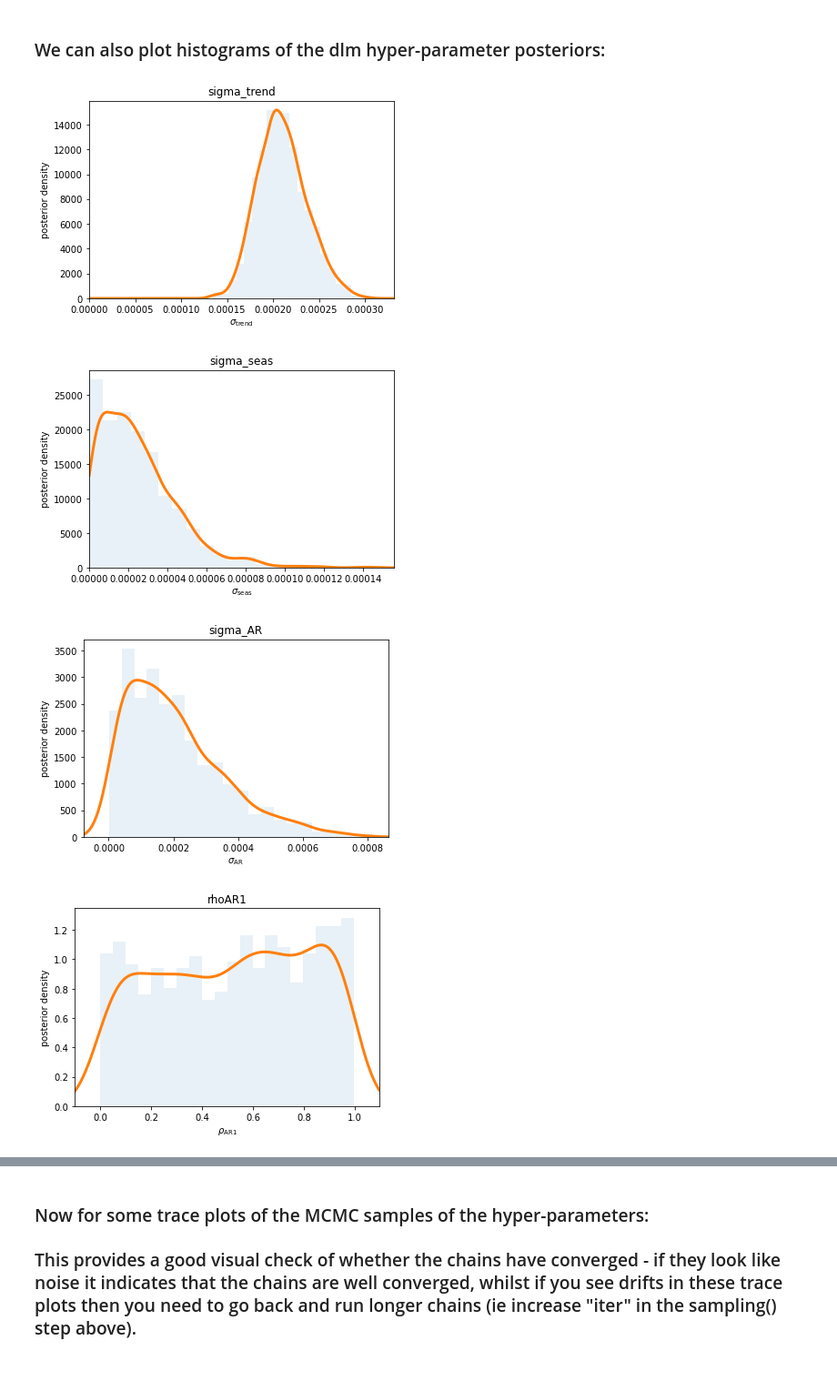
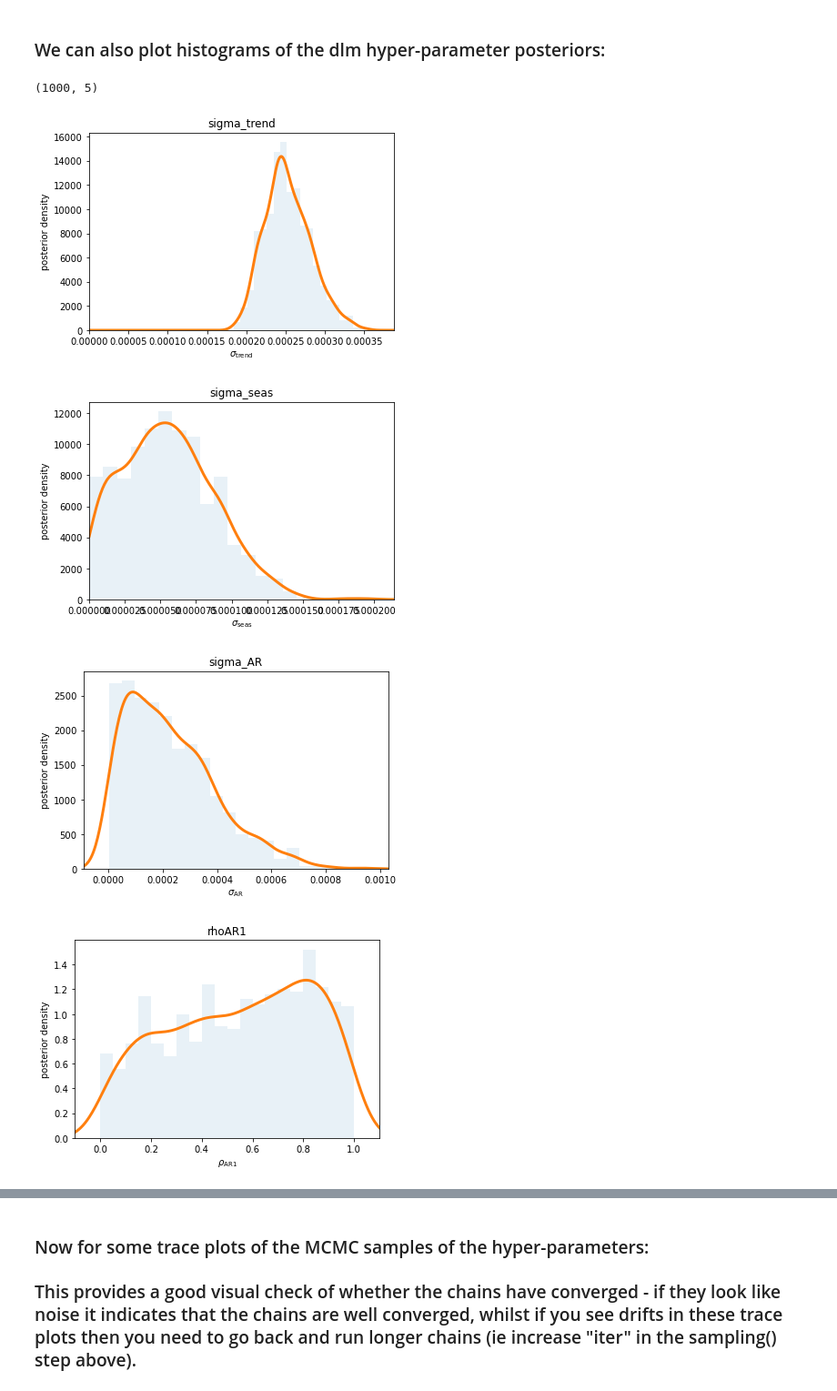
Before and after one commit to seand13/dlmf11, a Jupyter notebook: dlm_f11_surface_example-dynregs.ipynb, the cells around one changed output, grey strips where cells are left out. Shown: that part at 91% size. Cells and saved outputs as stored; diff of their text form; code cells hidden in the pictures.

```diff
--- a/dlm_f11_surface_example-dynregs.ipynb
+++ b/dlm_f11_surface_example-dynregs.ipynb
@@ -46,11 +46,9 @@ dynreg_model = pickle.load(open('models/dlm_dynregs_ar1.pkl', 'rb'))
 # Import data from a netCDF
 data = readsav('data/GMD_F11.sav')
 
-# The first element is F11 @ 60 S, 20.5 km
-d = data['f11_sh']
+d = data['f11_nh']
 
-# We don't really know, but we'll assume the error on the F11 data is 20%
-s = data['f11_sd_sh']
+s = data['f11_sd_nh']
 
 N = len(d)
 
@@ -112,13 +110,13 @@ qbo30 = (qbo30 - qbo30.mean()) / (qbo30.max() - qbo30.min())
 # QBO50
 y=regressor[:,1]
 Y = interpolate.InterpolatedUnivariateSpline(t, y,ext=3)
-qbo50 = Y(T-365.) # This extacts the regressor at the times you have in your dataset, interpolated in case the time grid is different
+qbo50 = Y(T-850.) # This extacts the regressor at the times you have in your dataset, interpolated in case the time grid is different
 qbo50 = (qbo50 - qbo50.mean()) / (qbo50.max() - qbo50.min())
 
 # QBO15
 y=regressor[:,3]
 Y = interpolate.InterpolatedUnivariateSpline(t, y,ext=3)
-qbo15 = Y(T-365.) # This extacts the regressor at the times you have in your dataset, interpolated in case the time grid is different
+qbo15 = Y(T-850.) # This extacts the regressor at the times you have in your dataset, interpolated in case the time grid is different
 qbo15 = (qbo15 - qbo15.mean()) / (qbo15.max() - qbo15.min())
 
 
@@ -443,5 +441,9 @@ for i in range(len(regressors.T)):
 # %% [markdown]
 ### We can also plot histograms of the dlm hyper-parameter posteriors:
+# %%
+np.shape(sigma_reg)
+# %% [output]
+(1000, 5)
 # %%
 # Plot posteriors for the DLM hyper parameters
 kde = stats.gaussian_kde(sigma_trend)
@@ -457,34 +459,47 @@ plt.show()
 kde = stats.gaussian_kde(sigma_seas)
 x = np.linspace(0, max(sigma_seas)*1.1, 300)
 plt.hist(sigma_seas, bins=20, density=True, alpha = 0.1)
 plt.plot(x, kde(x), lw = 3)
 plt.xlim(x[0], x[-1])
 plt.title('sigma_seas')
 plt.ylabel('posterior density')
 plt.xlabel(r'$\sigma_\mathrm{seas}$')
 plt.show()
 
 kde = stats.gaussian_kde(sigma_AR)
 x = np.linspace(min(sigma_AR) - np.ptp(sigma_AR)*0.1, max(sigma_AR) + np.ptp(sigma_AR)*0.1, 300)
 plt.hist(sigma_AR, bins=20, density=True, alpha = 0.1)
 plt.plot(x, kde(x), lw = 3)
 plt.xlim(x[0], x[-1])
 plt.title('sigma_AR')
 plt.ylabel('posterior density')
 plt.xlabel(r'$\sigma_\mathrm{AR}$')
 plt.show()
 
 kde = stats.gaussian_kde(rhoAR1)
 x = np.linspace(min(rhoAR1) - np.ptp(rhoAR1)*0.1, max(rhoAR1) + np.ptp(rhoAR1)*0.1, 300)
 plt.hist(rhoAR1, bins=20, density=True, alpha = 0.1)
 plt.plot(x, kde(x), lw = 3)
 plt.xlim(x[0], x[-1])
 plt.title('rhoAR1')
 plt.ylabel('posterior density')
 plt.xlabel(r'$\rho_\mathrm{AR1}$')
 plt.show()
+
+# Plot posteriors for the regression coefficients
+regressor_names = ['ENSO', 'SOLAR', 'QBO30', 'QBO50', 'SAOD']
+for i in range(len(regressors.T)):
+    kde = stats.gaussian_kde(sigma_reg[:,i])
+    x = np.linspace(min(sigma_reg[:,i]) - np.ptp(sigma_reg[:,i])*0.1, max(sigma_reg[:,i]) + np.ptp(sigma_reg[:,i])*0.1, 300)
+    plt.hist(sigma_reg[:,i], bins=20, density=True, alpha = 0.1)
+    plt.plot(x, kde(x), lw = 3)
+    plt.xlim(x[0], x[-1])
+    plt.title('sigma_reg ' + regressor_names[i])
+    plt.ylabel('posterior density')
+    plt.xlabel(r'$\sigma_\mathrm{reg}$')
+    plt.show()
 # %% [output]
-[figure, old version]
+[figure, new version]
-[figure, old version]
+[figure, new version]
-[figure, old version]
+[figure, new version]
-[figure, old version]
+[figure, new version]
```
Also changed, not shown: parts of 11 cells of this notebook, 2 other files.
